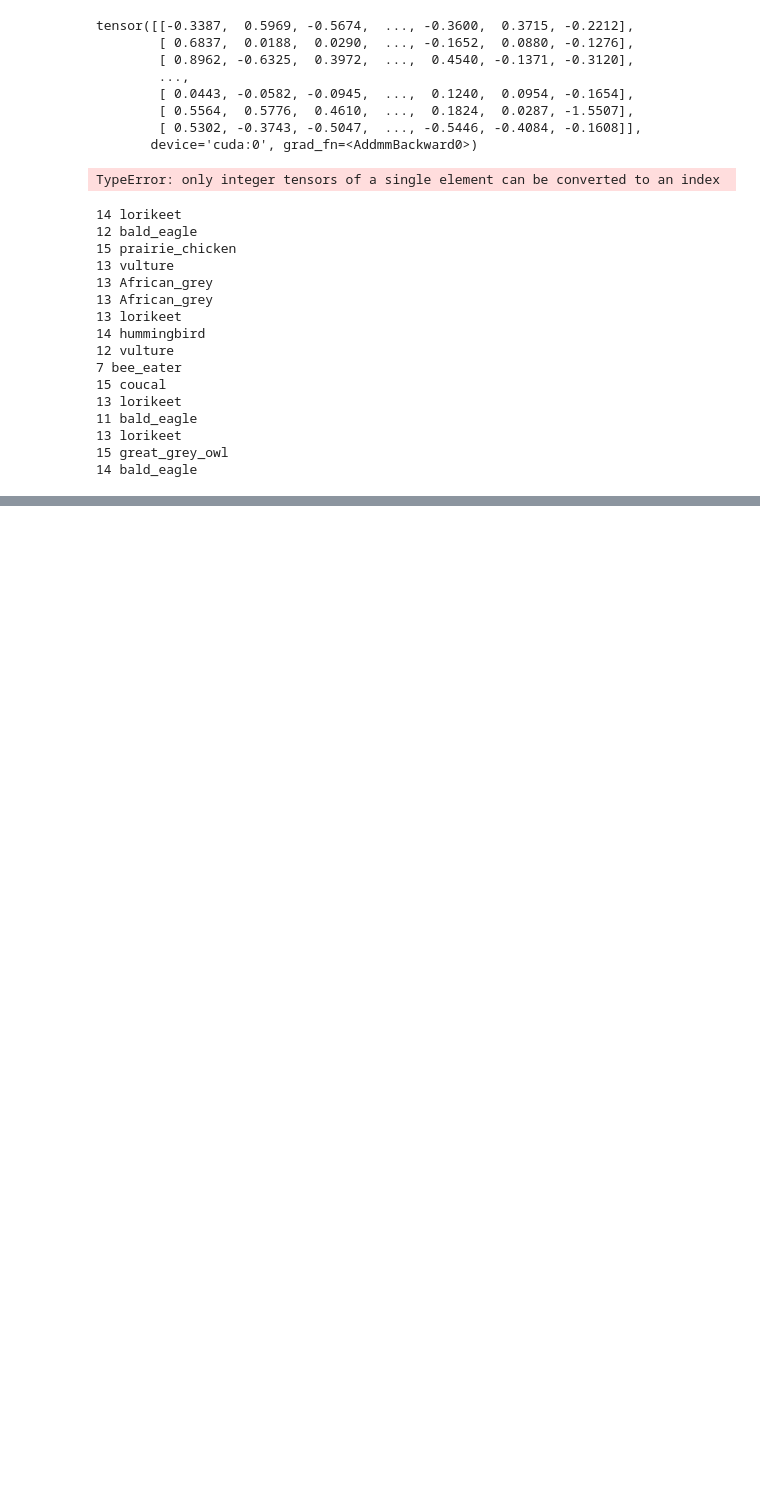
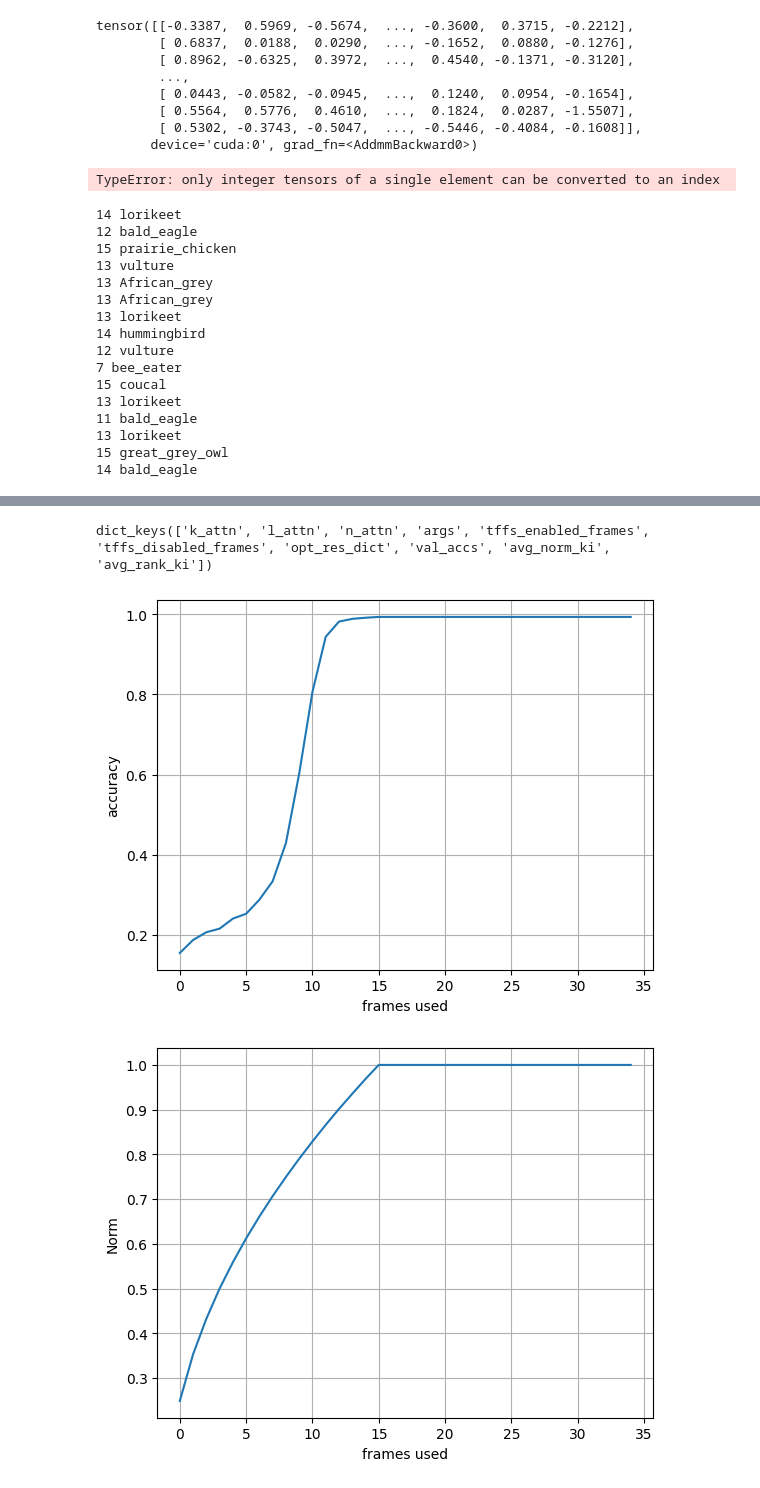
Before and after one commit to harshaUwm163/ViT-pytorch, a Jupyter notebook: classifier_select_Vit_ft.ipynb, the cells around one changed output, grey strips where cells are left out. Saved outputs shown, nothing was run; the diff lists cells and outputs as text; code cells hidden in the pictures; blank space fills up the shorter version.

```diff
--- a/classifier_select_Vit_ft.ipynb
+++ b/classifier_select_Vit_ft.ipynb
@@ -89,0 +240,11 @@ classes = train_loader.dataset.dataset.classes
+# %%
+k_attn = 256
+l_attn = 96
+n_attn = 768
+print(f'redundancy = {k_attn*l_attn/n_attn}')
+tffs = construct_real_tff(k_attn, l_attn // 2, n_attn // 2).to(args.device)
+print(tffs.shape)
+for i,t in enumerate(tffs):
+    print(i)
+    print(t)
+    break
@@ -129,0 +304,25 @@ torch.Size([16, 1000])
+# %%
+rest= torch.load('output/inet1k_birds-frame_analysis-2023-10-17-04-50-59/results.pt')
+# %%
+print(rest.keys())
+# %% [output]
+dict_keys(['k_attn', 'l_attn', 'n_attn', 'args', 'tffs_enabled_frames', 'tffs_disabled_frames', 'opt_res_dict', 'val_accs', 'avg_norm_ki', 'avg_rank_ki'])
+# %%
+plt.plot(rest['opt_res_dict'].values())
+plt.ylabel('accuracy')
+plt.xlabel('frames used')
+plt.grid()
+plt.show()
+plt.plot([i.item()/rest['avg_norm_ki'][-1].item() for i in rest['avg_norm_ki']])
+plt.ylabel('Norm')
+plt.xlabel('frames used')
+plt.grid()
+plt.show()
+plt.plot([i.item() for i in rest['avg_rank_ki']])
+plt.ylabel('Rank')
+plt.xlabel('frames used')
+plt.grid()
+plt.show()
+# %% [output]
+[figure, added]
+[figure, added]
```
Also changed, not shown: parts of 19 cells of this notebook, 8 other files.
